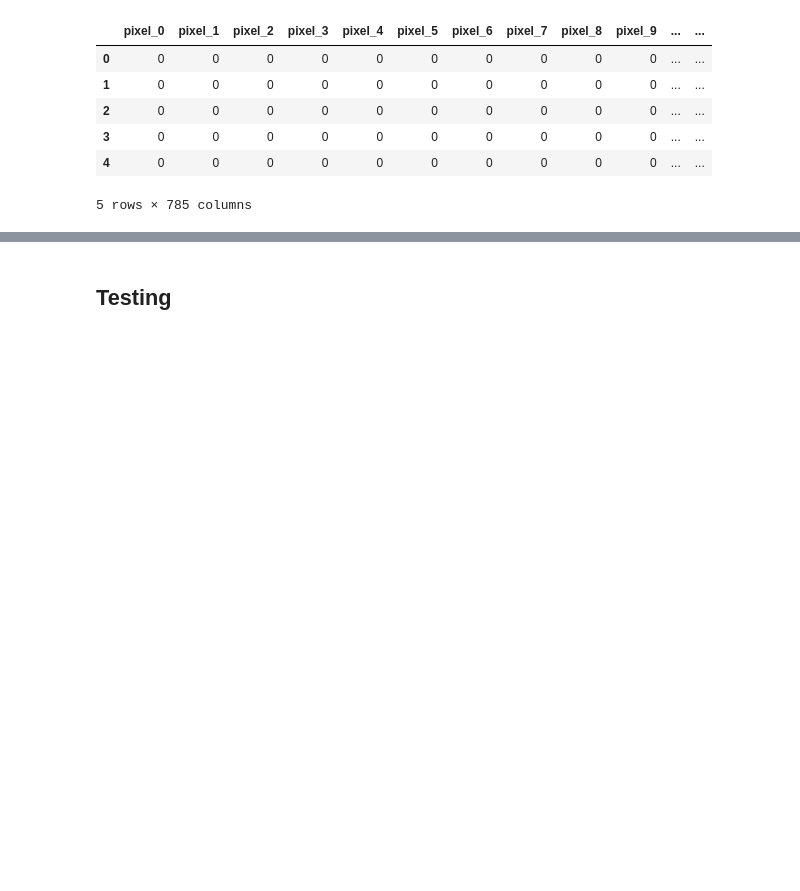
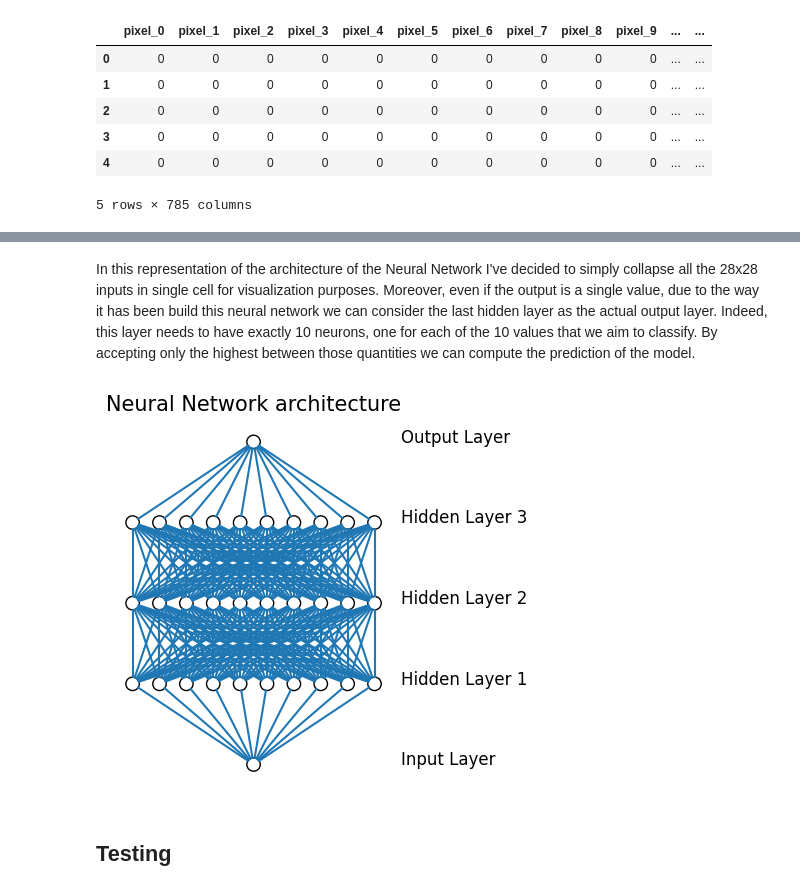
Before and after one commit to RiccardoBianchi99/NN-from-Scratch, a Jupyter notebook: main.ipynb, the cells around one changed output, grey strips where cells are left out. Drawn from its saved outputs; the diff is of its cells as text; code cells hidden in the pictures; blank space fills up the shorter version.

```diff
--- a/main.ipynb
+++ b/main.ipynb
@@ -192,2 +80,8 @@ KeyboardInterrupt:
+# %% [markdown]
+In this representation of the architecture of the Neural Network I've decided to simply collapse all the 28x28 inputs in single cell for visualization purposes. Moreover, even if the output is a single value, due to the way it has been build this neural network we can consider the last hidden layer as the actual output layer. Indeed, this layer needs to have exactly 10 neurons, one for each of the 10 values that we aim to classify. By accepting only the highest between those quantities we can compute the prediction of the model.
+# %%
+nn.draw()
+# %% [output]
+[figure, added]
 # %% [markdown]
 ## Testing
```
Also changed, not shown: parts of 38 cells of this notebook, 3 other files.
